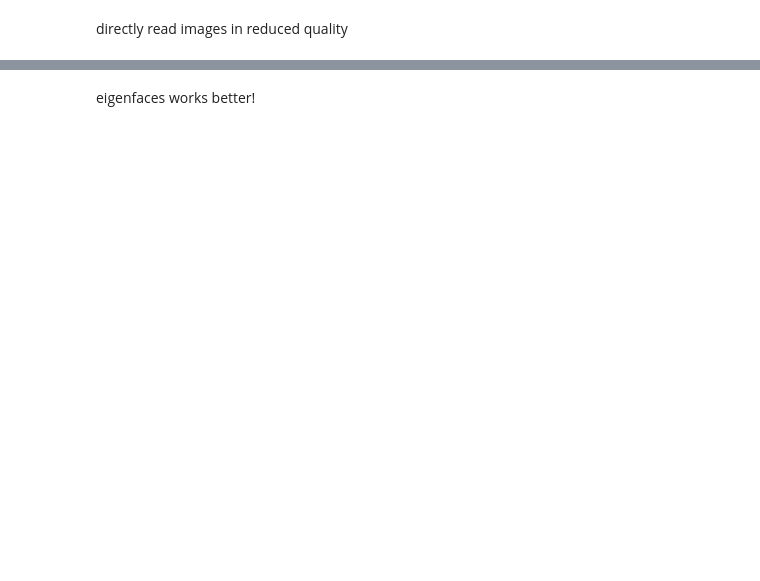
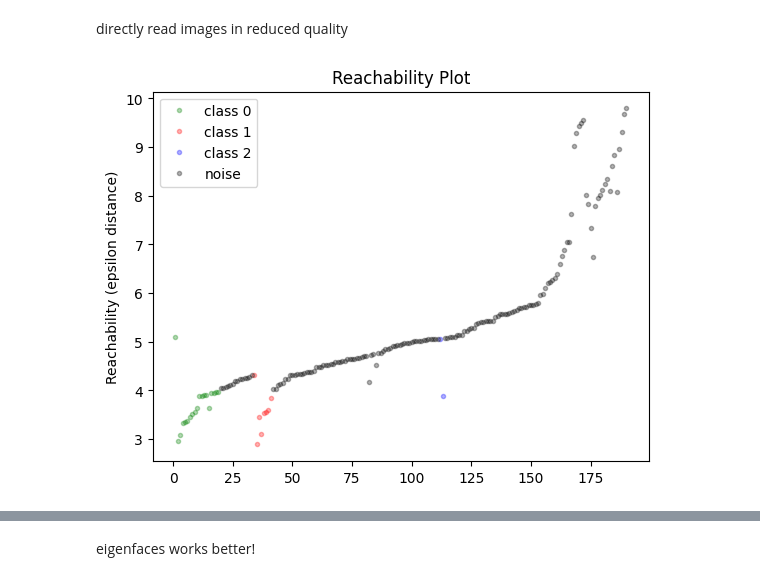
Before and after one commit to KlaraGtknst/topic-analysis-text-data, a Jupyter notebook: OPTICS.ipynb, the cells around one changed output, grey strips where cells are left out. Saved outputs shown, nothing was run; the diff lists cells and outputs as text; code cells hidden in the pictures; blank space fills up the shorter version.

```diff
--- a/OPTICS.ipynb
+++ b/OPTICS.ipynb
@@ -197,3 +242,7 @@ labels_small = clt.fit_predict(documents_small)    # on data (more than used abo
+# %%
+display_reachability_plot(documents_small, clt_small, save=False)
+# %% [output]
+[figure, added]
 # %%
 dispaly_OPTICS_clustering(documents_small, labels_small)
 # %% [output]
```
Also changed, not shown: parts of 11 cells of this notebook, 8 other files.
